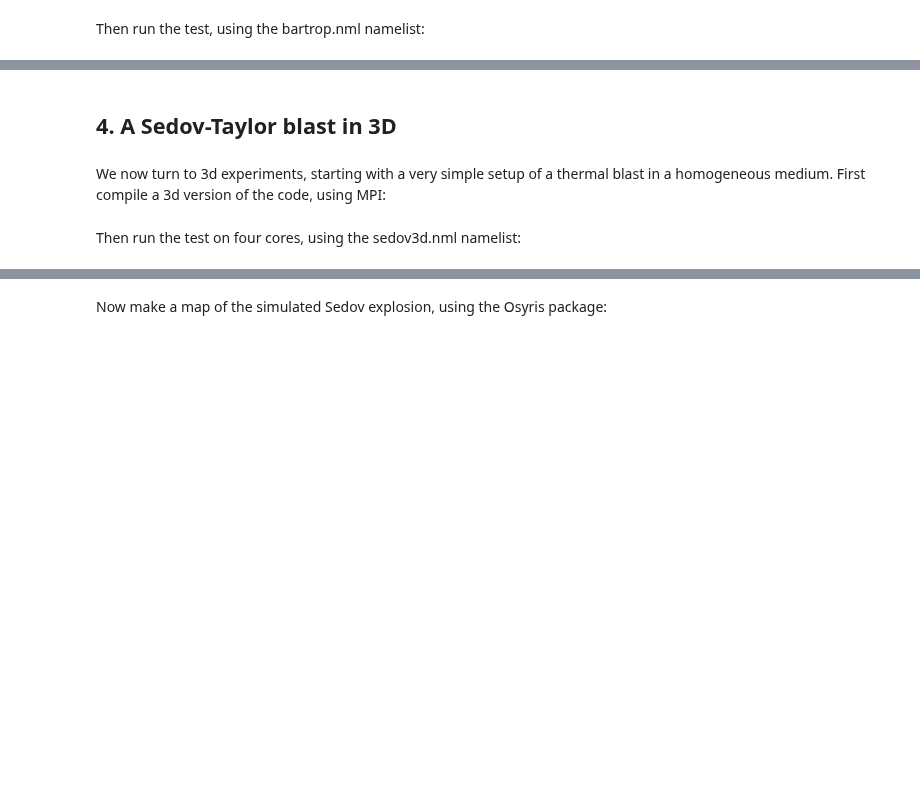
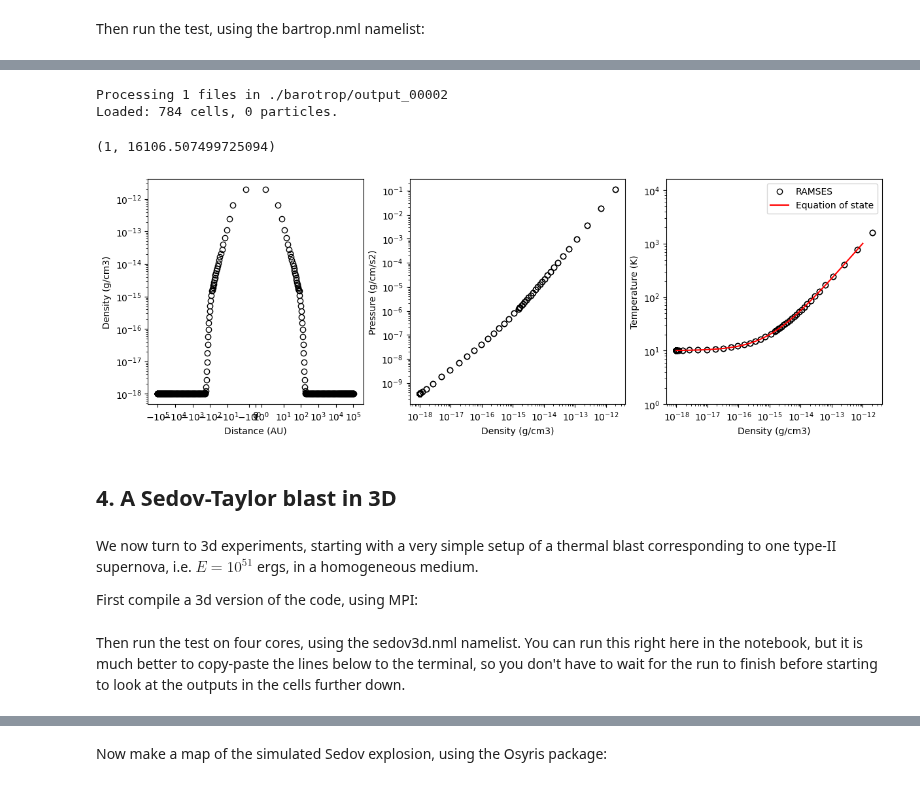
Before and after one commit to blaizot/ramses-tutorials, a Jupyter notebook: Fundamentals/tutorial.ipynb, the cells around one changed output, grey strips where cells are left out. Saved outputs shown, nothing was run; the diff lists cells and outputs as text; code cells hidden in the pictures; blank space fills up the shorter version.

Commit message:
Added some better descriptions of the barotrop test and unit conversions. Note though that I will probably remove the barotrop test and replace with a sod tube.

```diff
--- a/Fundamentals/tutorial.ipynb
+++ b/Fundamentals/tutorial.ipynb
@@ -129,7 +154,8 @@ PC = 3.0857e18 #cm                         # 1 parsec
 AU = 1.49597871e13 #cm                     # 1 astronomical unit
 
 # Load RAMSES output
-data = osyris.Dataset(2, path="./barotrop/")
+snapshot = 2 # Final output of the simulation
+data = osyris.Dataset(snapshot, path="./barotrop/")
 data.load()
 
 center = osyris.Array(values=[3.0857e18/2.], unit='cm')
@@ -139,41 +165,47 @@ rho    = data["hydro"]["density"].values
 p      = data["hydro"]["pressure"].values
 
 
 # We can also plot directly with Osyris, but here we use our own plots for more flexibility
 fig, ax = plt.subplots(nrows=1, ncols=3, figsize=(12, 4), constrained_layout=True)
 
 ax[0].plot(x,rho,'o',color='black',markerfacecolor='none')
 ax[0].set_xlabel('Distance (AU)')
 ax[0].set_ylabel('Density (g/cm3)')
 ax[0].set_xscale('symlog', linthresh=1.*PC/AU/2**16)
 ax[0].set_yscale('log')
 
 ax[1].plot(rho,p,'o',color='black',markerfacecolor='none')
 ax[1].set_xlabel('Density (g/cm3)')
 ax[1].set_ylabel('Pressure (g/cm/s2)')
 ax[1].set_xscale('log')
 ax[1].set_yscale('log')
 
 cs = np.sqrt(p/rho)
 cs2 = p/rho
 T = cs2 * 2.37 * MH /KB
 
-#analytical solution
+#Overplot, in red, the equation of state used in test
 rho_ana = np.logspace(-18,-12,50)
 b3 = 10 * (1 + (rho_ana/1e-15)**(1.666667-1))
-
-ax[2].plot(rho,T,'o',color='black',markerfacecolor='none')
-ax[2].plot(rho_ana, b3, color='red')
+ax[2].plot(rho,T,'o',color='black',markerfacecolor='none',label='RAMSES')
+ax[2].plot(rho_ana, b3, color='red', label='Equation of state')
+ax[2].legend()
 
 ax[2].set_xlabel('Density (g/cm3)')
 ax[2].set_ylabel('Temperature (K)')
 ax[2].set_xscale('log')
 ax[2].set_yscale('log')
 ax[2].set_ylim(1,max(T)*10)
+# %% [output]
+Processing 1 files in ./barotrop/output_00002
+Loaded: 784 cells, 0 particles.
+(1, 16106.507499725094)
+[figure, added]
 # %% [markdown]
 ## 4. A Sedov-Taylor blast in 3D
 # %% [markdown]
-We now turn to 3d experiments, starting with a very simple setup of a thermal blast in a homogeneous medium.
+We now turn to 3d experiments, starting with a very simple setup of a thermal blast corresponding to one type-II supernova, i.e. $E = 10^{51}$ ergs, in a homogeneous medium.
+
 First compile a 3d version of the code, using MPI:
 # %%
 %%bash
@@ -181,7 +213,7 @@ cd ramses/bin
 make clean
 make NDIM=3 PATCH= SOLVER=hydro MPI=1 EXEC=ramses_sedov
 # %% [markdown]
-Then run the test on four cores, using the sedov3d.nml namelist:
+Then run the test on four cores, using the sedov3d.nml namelist. You can run this right here in the notebook, but it is much better to copy-paste the lines below to the terminal, so you don't have to wait for the run to finish before starting to look at the outputs in the cells further down.
 # %%
 %%bash
 cd sedov
```
Also changed, not shown: parts of 10 cells of this notebook.
